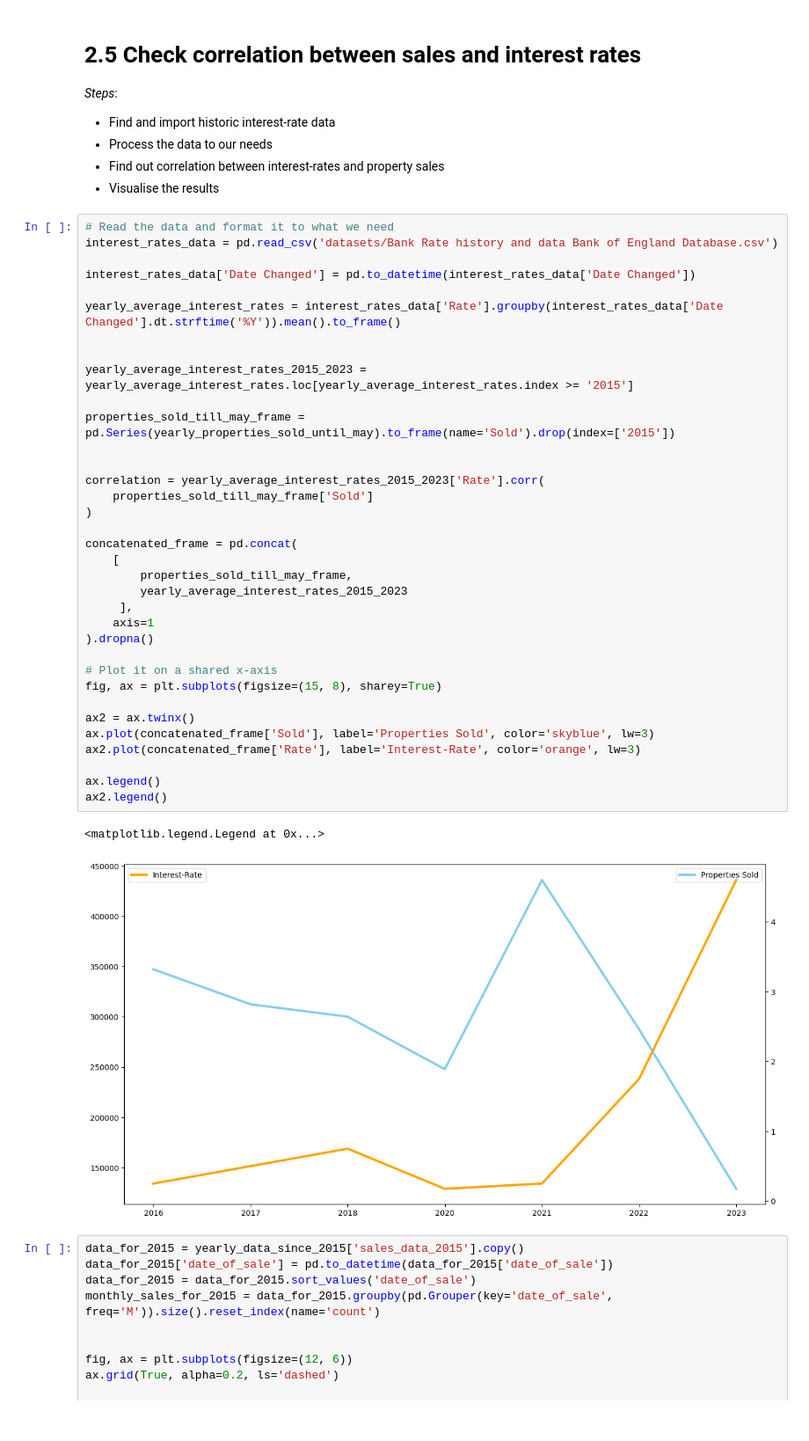
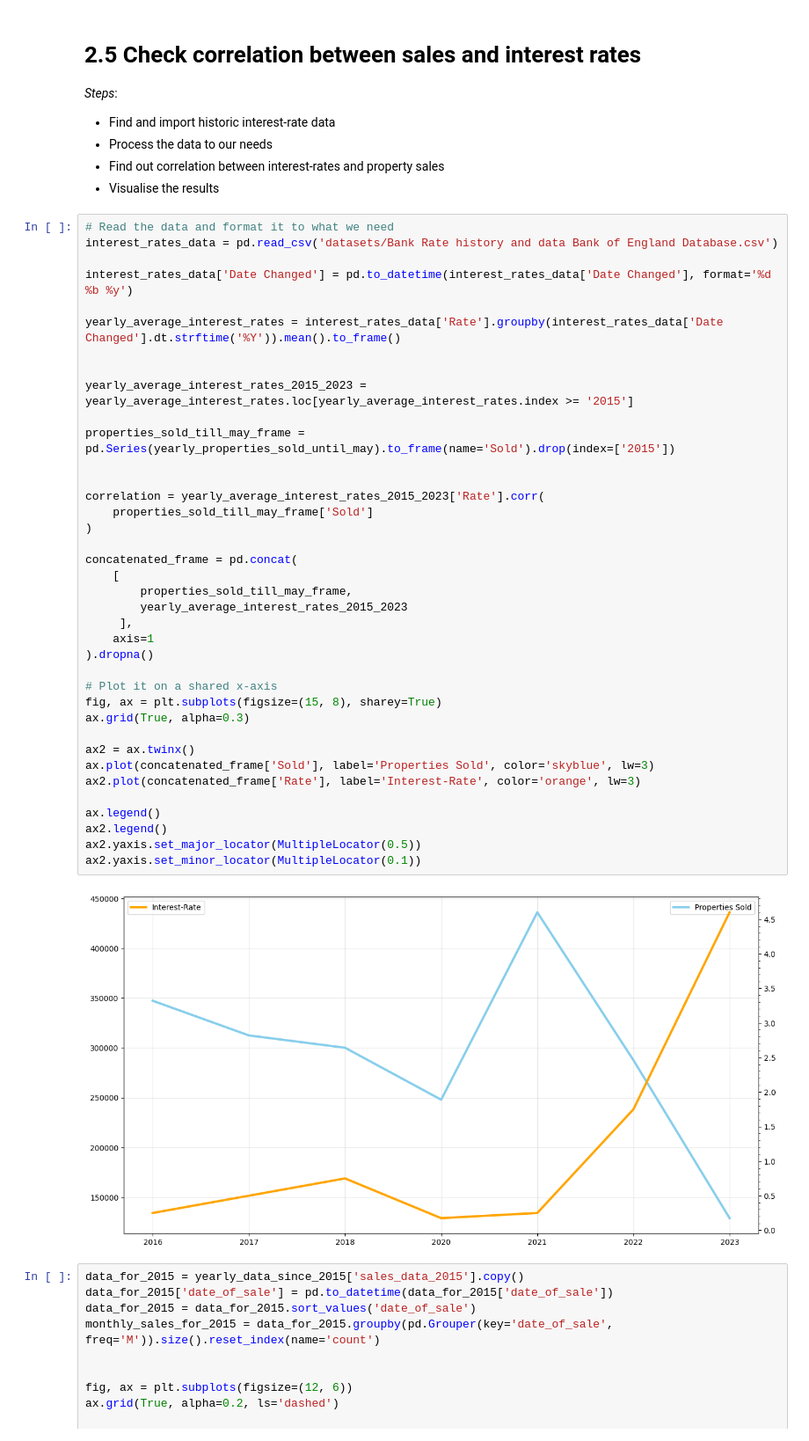
Before and after one commit to Dan-Mihaylov/Economic-Data-Analysis, a Jupyter notebook: uk_house_market_data_analysis.ipynb, the cells around one changed output. Shown: that part at 88% size. Drawn from its saved outputs; the diff is of its cells as text.

Commit message:
Fixed Warning
Fixed warning added visual stuff

```diff
--- a/uk_house_market_data_analysis.ipynb
+++ b/uk_house_market_data_analysis.ipynb
@@ -190,40 +190,42 @@ plt.show()
 # Read the data and format it to what we need
 interest_rates_data = pd.read_csv('datasets/Bank Rate history and data Bank of England Database.csv')
 
-interest_rates_data['Date Changed'] = pd.to_datetime(interest_rates_data['Date Changed'])
+interest_rates_data['Date Changed'] = pd.to_datetime(interest_rates_data['Date Changed'], format='%d %b %y')
 
 yearly_average_interest_rates = interest_rates_data['Rate'].groupby(interest_rates_data['Date Changed'].dt.strftime('%Y')).mean().to_frame()
 
 
 yearly_average_interest_rates_2015_2023 = yearly_average_interest_rates.loc[yearly_average_interest_rates.index >= '2015']
 
 properties_sold_till_may_frame = pd.Series(yearly_properties_sold_until_may).to_frame(name='Sold').drop(index=['2015'])
 
 
 correlation = yearly_average_interest_rates_2015_2023['Rate'].corr(
     properties_sold_till_may_frame['Sold']
 )
 
 concatenated_frame = pd.concat(
     [
         properties_sold_till_may_frame,
         yearly_average_interest_rates_2015_2023
      ],
     axis=1
 ).dropna()
 
 # Plot it on a shared x-axis
 fig, ax = plt.subplots(figsize=(15, 8), sharey=True)
+ax.grid(True, alpha=0.3)
 
 ax2 = ax.twinx()
 ax.plot(concatenated_frame['Sold'], label='Properties Sold', color='skyblue', lw=3)
 ax2.plot(concatenated_frame['Rate'], label='Interest-Rate', color='orange', lw=3)
 
 ax.legend()
 ax2.legend()
+ax2.yaxis.set_major_locator(MultipleLocator(0.5))
+ax2.yaxis.set_minor_locator(MultipleLocator(0.1))
 # %% [output]
-<matplotlib.legend.Legend at 0x...>
-[figure, old version]
+[figure, new version]
 # %%
 data_for_2015 = yearly_data_since_2015['sales_data_2015'].copy()
 data_for_2015['date_of_sale'] = pd.to_datetime(data_for_2015['date_of_sale'])
```
